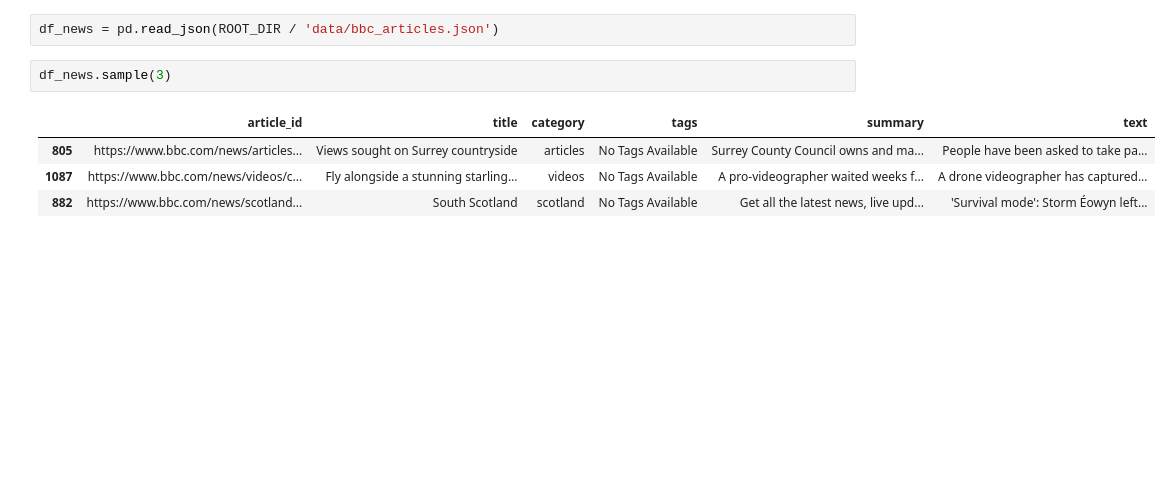
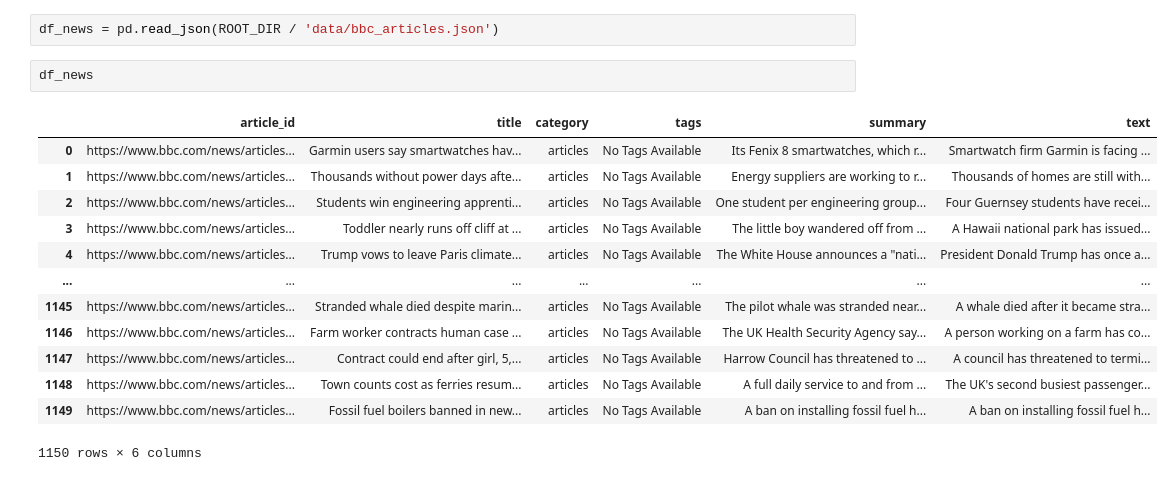
Before and after one commit to Kitsumetri/nlp_hse_lab, a Jupyter notebook: main.ipynb, the cells around one changed output. Drawn from its saved outputs; the diff is of its cells as text; blank space fills up the shorter version.

```diff
--- a/main.ipynb
+++ b/main.ipynb
@@ -31,9 +33,18 @@ setup_logger(
 # %%
 df_news = pd.read_json(ROOT_DIR / 'data/bbc_articles.json')
 # %%
-df_news.sample(3)
+df_news
 # %% [output]
 |  | article_id | title | category | tags | summary | text |
-| 805 | https://www.bbc.com/news/articles... | Views sought on Surrey countryside | articles | No Tags Available | Surrey County Council owns and ma... | People have been asked to take pa... |
-| 1087 | https://www.bbc.com/news/videos/c... | Fly alongside a stunning starling... | videos | No Tags Available | A pro-videographer waited weeks f... | A drone videographer has captured... |
-| 882 | https://www.bbc.com/news/scotland... | South Scotland | scotland | No Tags Available | Get all the latest news, live upd... | 'Survival mode': Storm Éowyn left... |
+| 0 | https://www.bbc.com/news/articles... | Garmin users say smartwatches hav... | articles | No Tags Available | Its Fenix 8 smartwatches, which r... | Smartwatch firm Garmin is facing ... |
+| 1 | https://www.bbc.com/news/articles... | Thousands without power days afte... | articles | No Tags Available | Energy suppliers are working to r... | Thousands of homes are still with... |
+| 2 | https://www.bbc.com/news/articles... | Students win engineering apprenti... | articles | No Tags Available | One student per engineering group... | Four Guernsey students have recei... |
+| 3 | https://www.bbc.com/news/articles... | Toddler nearly runs off cliff at ... | articles | No Tags Available | The little boy wandered off from ... | A Hawaii national park has issued... |
+| 4 | https://www.bbc.com/news/articles... | Trump vows to leave Paris climate... | articles | No Tags Available | The White House announces a "nati... | President Donald Trump has once a... |
+| ... | ... | ... | ... | ... | ... | ... |
+| 1145 | https://www.bbc.com/news/articles... | Stranded whale died despite marin... | articles | No Tags Available | The pilot whale was stranded near... | A whale died after it became stra... |
+| 1146 | https://www.bbc.com/news/articles... | Farm worker contracts human case ... | articles | No Tags Available | The UK Health Security Agency say... | A person working on a farm has co... |
+| 1147 | https://www.bbc.com/news/articles... | Contract could end after girl, 5,... | articles | No Tags Available | Harrow Council has threatened to ... | A council has threatened to termi... |
+| 1148 | https://www.bbc.com/news/articles... | Town counts cost as ferries resum... | articles | No Tags Available | A full daily service to and from ... | The UK's second busiest passenger... |
+| 1149 | https://www.bbc.com/news/articles... | Fossil fuel boilers banned in new... | articles | No Tags Available | A ban on installing fossil fuel h... | A ban on installing fossil fuel h... |
+1150 rows × 6 columns
```
Also changed, not shown: parts of 6 cells of this notebook, 2 other files.
